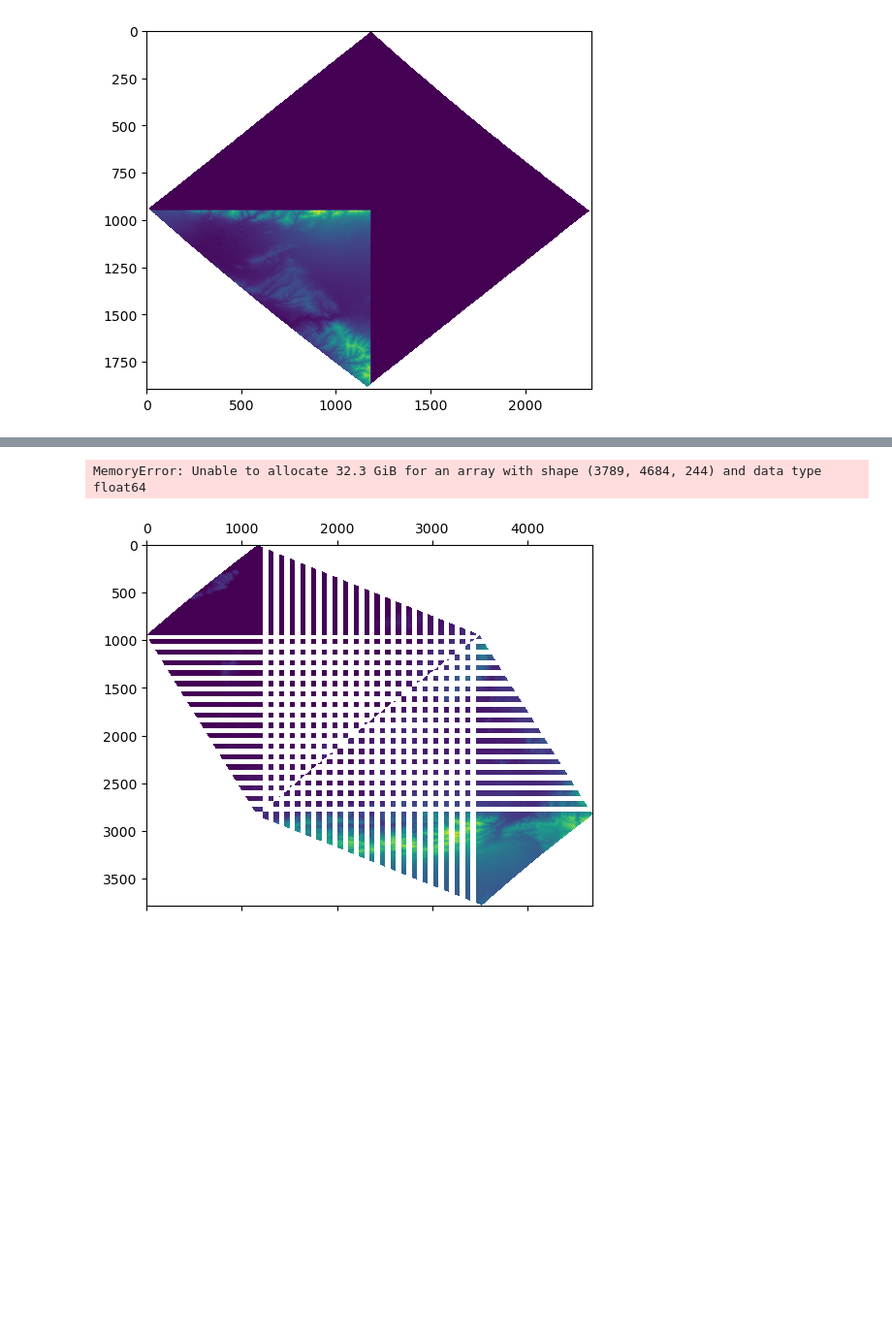
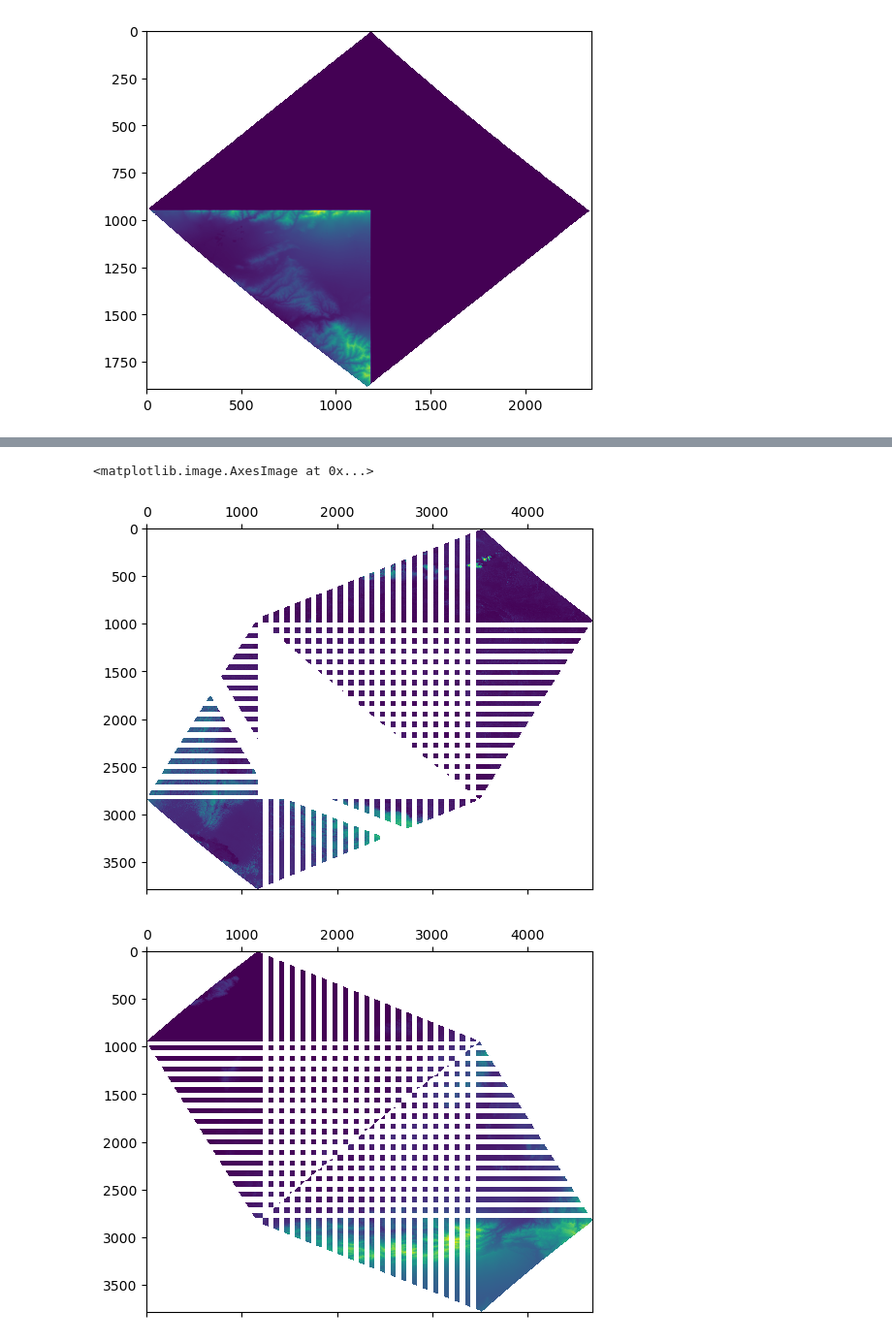
Before and after one commit to DannyCollinson/EMIT-ECOSTRESS, a Jupyter notebook: data_prep/Data_Matching.ipynb, the cells around one changed output, grey strips where cells are left out. Shown at 97% size. Cells and saved outputs as stored; diff of their text form; code cells hidden in the pictures; blank space fills up the shorter version.

```diff
--- a/data_prep/Data_Matching.ipynb
+++ b/data_prep/Data_Matching.ipynb
@@ -232,12 +255,8 @@ for i in range(len(lat3)):
             ref3[i, j, :]
         )
         elev[lat_order[len(lat2) + i], lon_order[len(lon2) + j]] = elev3[i, j]
-
-data_vars = {
-    'reflectance':(('latitude', 'longitude', 'wavelengths'), ref),
-    'elev':(('latitude', 'longitude'), elev),
-}
-
-emit_clean = xr.Dataset(data_vars, coords)
-# %% [output]
-MemoryError: Unable to allocate 32.3 GiB for an array with shape (3789, 4684, 244) and data type float64
+# %%
+plt.matshow(ref[::-1,:,0])
+# %% [output]
+<matplotlib.image.AxesImage at 0x...>
+[figure, added]
```
Also changed, not shown: parts of 15 cells of this notebook, 1 other file.
